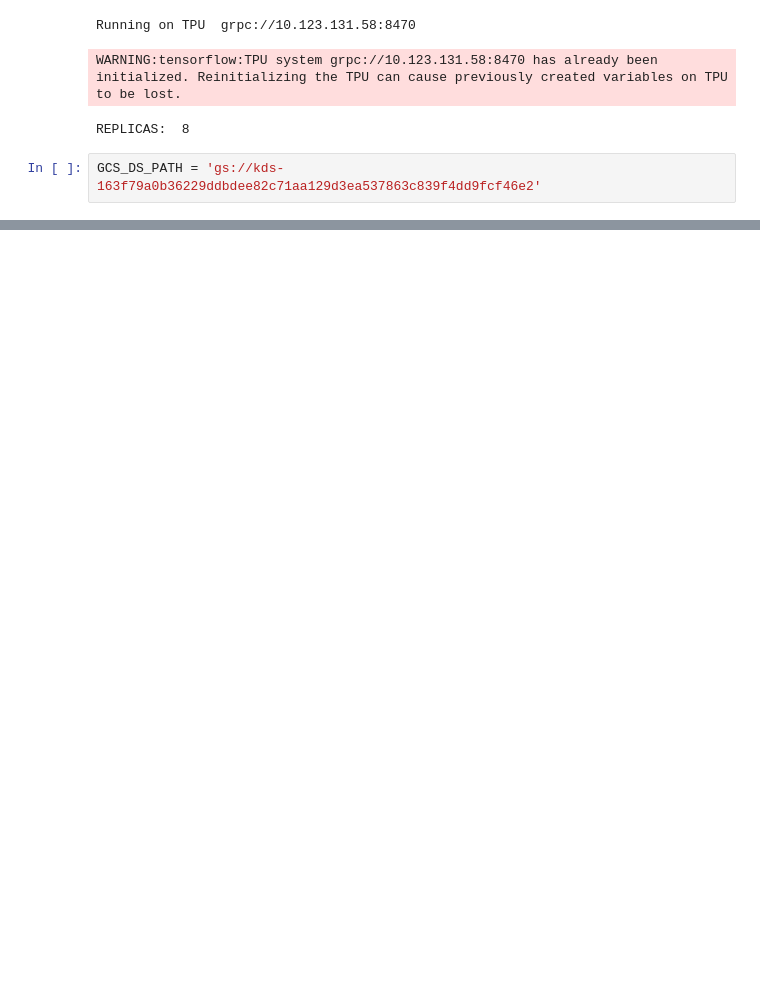
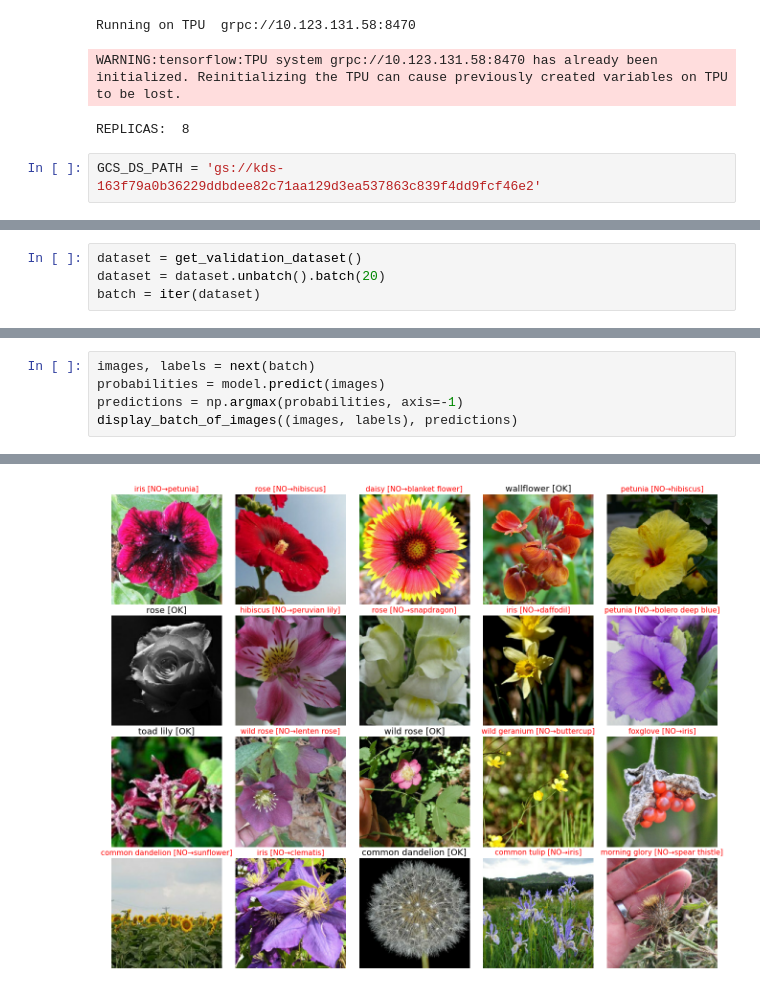
Before and after one commit to ReSQ92/CSS-CV, a Jupyter notebook: Image_classifier.ipynb, the cells around one changed output, grey strips where cells are left out. Cells and saved outputs as stored; diff of their text form; blank space fills up the shorter version.

```diff
--- a/Image_classifier.ipynb
+++ b/Image_classifier.ipynb
@@ -143,0 +260,4 @@ Validation Accuracy: 0.3728448152542114
+# %%
+dataset = get_validation_dataset()
+dataset = dataset.unbatch().batch(20)
+batch = iter(dataset)
@@ -143,0 +276,6 @@ Validation Accuracy: 0.3728448152542114
+# %%
+images, labels = next(batch)
+probabilities = model.predict(images)
+predictions = np.argmax(probabilities, axis=-1)
+display_batch_of_images((images, labels), predictions)
+# %% [output]
@@ -143,0 +283 @@ Validation Accuracy: 0.3728448152542114
+[figure, added]
```
Also changed, not shown: parts of 15 cells of this notebook.
